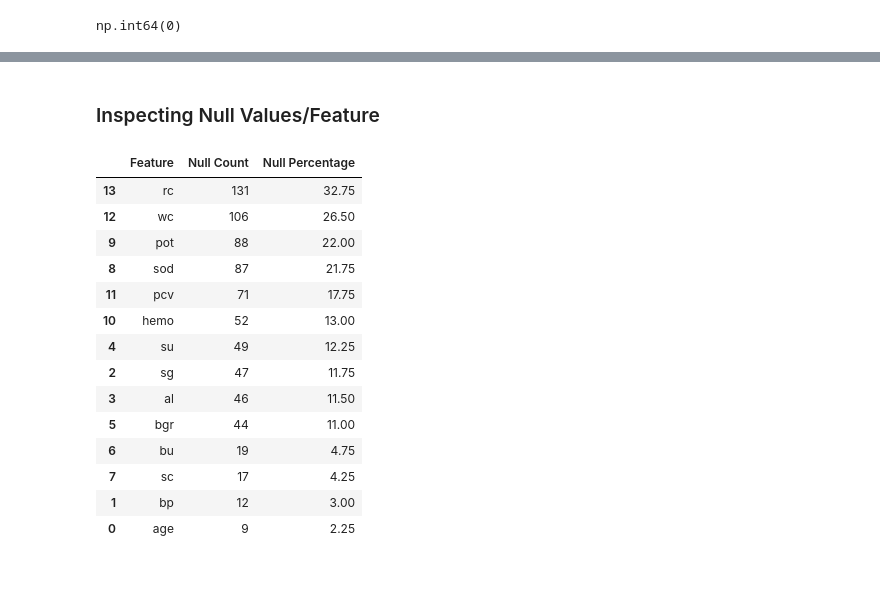
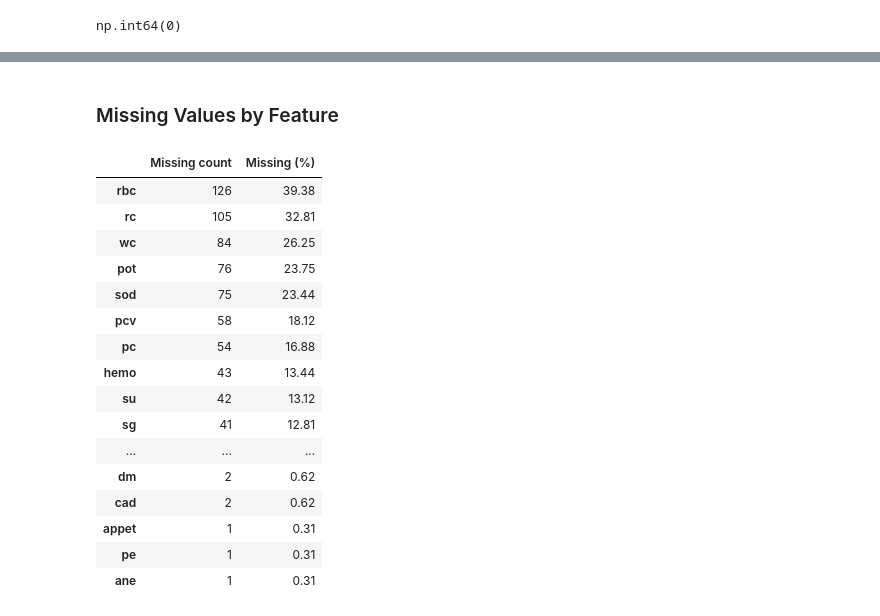
Before and after one commit to mafaldamsmartinho/chronic-kidney-disease-classifier, a Jupyter notebook: notebooks/experimentation.ipynb, the cells around one changed output, grey strips where cells are left out. Saved outputs shown, nothing was run; the diff lists cells and outputs as text; code cells hidden in the pictures; blank space fills up the shorter version.

```diff
--- a/notebooks/experimentation.ipynb
+++ b/notebooks/experimentation.ipynb
@@ -22,6 +35,10 @@ from sklearn.svm import SVC
 # %%
-df = pd.read_csv('C:\\Users\\Mafalda\\Desktop\\Mafalda brinca na areia\\chronic-kidney-disease-classifier\\kidney_disease .csv')
-df
+data_path = Path("kidney_disease .csv")
+if not data_path.exists():
+    data_path = Path("..") / data_path
+
+df = pd.read_csv(data_path)
+df.head()
 # %% [output]
 |  | id | age | bp | sg | al | su | rbc | pc | pcc | ba | ... | ... |
 | 0 | 0 | 48.0 | 80.0 | 1.020 | 1.0 | 0.0 | NaN | normal | notpresent | notpresent | ... | ... |
@@ -100,4 +98,3 @@ rc: Red blood cell count (millions/mm³).
 # %%
-df['pcv'] = pd.to_numeric(df['pcv'], errors='coerce').astype('Int64')
-df['wc'] = pd.to_numeric(df['wc'], errors='coerce').astype('Int64')
-df['rc'] = pd.to_numeric(df['rc'], errors='coerce').astype('Float64')
+for column in ["pcv", "wc", "rc"]:
+    df[column] = pd.to_numeric(df[column], errors="coerce").astype(float)
@@ -120,6 +107,6 @@ df = df.drop(labels="id", axis=1)
 # %%
-for col in df.select_dtypes(include=["object", "category"]).columns:
-    print(col, df[col].unique())
-    df[col] = df[col].str.strip()
-    print(col, df[col].unique())
+for column in df.select_dtypes(include=["object", "category"]).columns:
+    df[column] = df[column].str.strip()
+
+df.select_dtypes(include="object").nunique()
 # %% [output]
@@ -194,0 +157,4 @@ visualize_outliers(df, target_c="classification")
+# %%
+X_train, X_test, y_train, y_test = train_test_split(
+    X, y, test_size=0.2, random_state=42, stratify=y
+)
@@ -257,33 +208,26 @@ I will apply the same rule for the rest of the numeric features, since this data
 # %% [markdown]
-### Inspecting Null Values/Feature
+### Missing Values by Feature
 # %%
-null_table_num = pd.DataFrame({
-    "Feature": num_cols,
-    "Null Count": df[num_cols].isnull().sum().values,
-    "Null Percentage": (df[num_cols].isnull().mean().values * 100).round(2)
+missing_summary = pd.DataFrame({
+    "Missing count": X_train.isna().sum(),
+    "Missing (%)": X_train.isna().mean().mul(100).round(2),
 })
-
-null_table_cat = pd.DataFrame({
-    "Feature": cat_cols,
-    "Null Count": df[cat_cols].isnull().sum().values,
-    "Null Percentage": (df[cat_cols].isnull().mean().values * 100).round(2)
-})
-
-display(null_table_num.sort_values(by="Null Percentage", ascending=False))
-display(null_table_cat.sort_values(by="Null Percentage", ascending=False))
+missing_summary.sort_values("Missing (%)", ascending=False)
 # %% [output]
-|  | Feature | Null Count | Null Percentage |
-| 13 | rc | 131 | 32.75 |
-| 12 | wc | 106 | 26.50 |
-| 9 | pot | 88 | 22.00 |
-| 8 | sod | 87 | 21.75 |
-| 11 | pcv | 71 | 17.75 |
-| 10 | hemo | 52 | 13.00 |
-| 4 | su | 49 | 12.25 |
-| 2 | sg | 47 | 11.75 |
-| 3 | al | 46 | 11.50 |
-| 5 | bgr | 44 | 11.00 |
-| 6 | bu | 19 | 4.75 |
-| 7 | sc | 17 | 4.25 |
-| 1 | bp | 12 | 3.00 |
-| 0 | age | 9 | 2.25 |
+|  | Missing count | Missing (%) |
+| rbc | 126 | 39.38 |
+| rc | 105 | 32.81 |
+| wc | 84 | 26.25 |
+| pot | 76 | 23.75 |
+| sod | 75 | 23.44 |
+| pcv | 58 | 18.12 |
+| pc | 54 | 16.88 |
+| hemo | 43 | 13.44 |
+| su | 42 | 13.12 |
+| sg | 41 | 12.81 |
+| ... | ... | ... |
+| dm | 2 | 0.62 |
+| cad | 2 | 0.62 |
+| appet | 1 | 0.31 |
+| pe | 1 | 0.31 |
+| ane | 1 | 0.31 |
```
Also changed, not shown: parts of 55 cells of this notebook, 11 other files.
